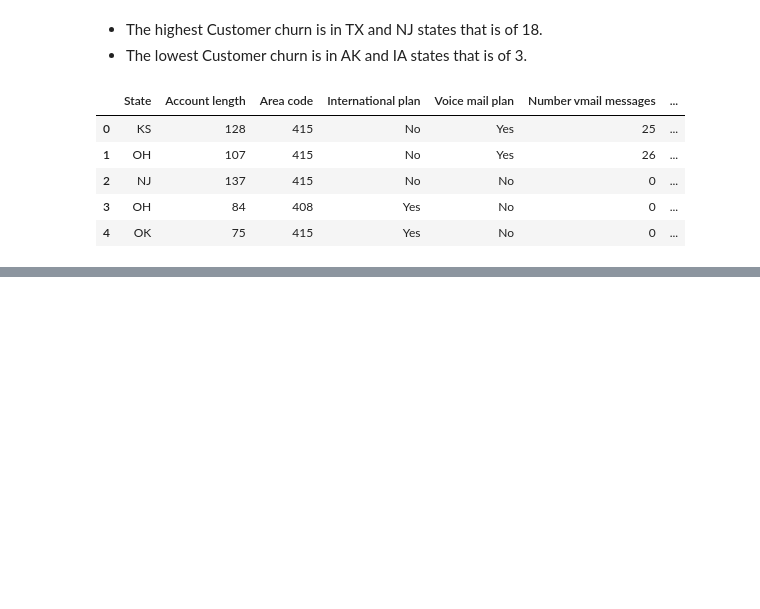
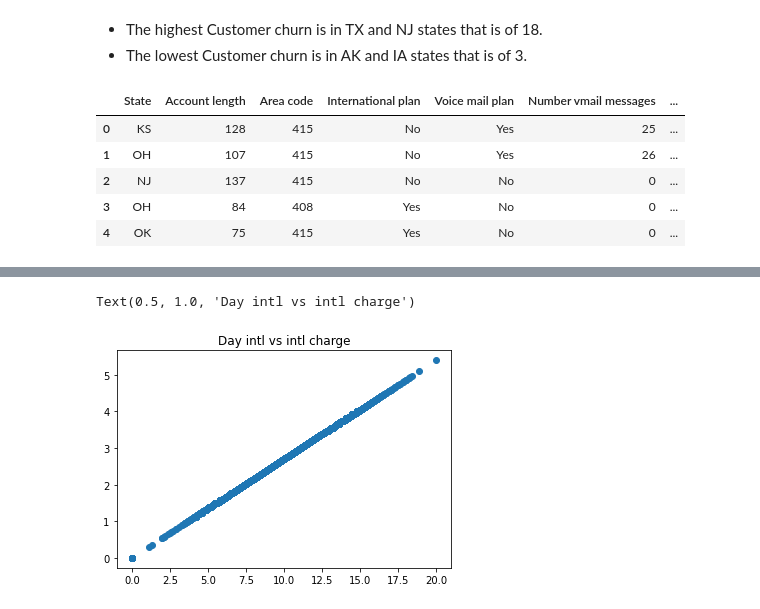
Before and after one commit to omajipawar/Telecom-Churn-Analysis, a Jupyter notebook: Telecom_Churn_Analysis_(Omaji_Pawar)_Capstone_Project.ipynb, the cells around one changed output, grey strips where cells are left out. Saved outputs shown, nothing was run; the diff lists cells and outputs as text; code cells hidden in the pictures; blank space fills up the shorter version.

```diff
--- a/Telecom_Churn_Analysis_(Omaji_Pawar)_Capstone_Project.ipynb
+++ b/Telecom_Churn_Analysis_(Omaji_Pawar)_Capstone_Project.ipynb
@@ -413,0 +437,7 @@ df.head()
+# %%
+#scatter plot between Total intl minutes and Total intl charge
+plt.scatter(x=df['Total intl minutes'], y=df['Total intl charge'])
+plt.title('Day intl vs intl charge')
+# %% [output]
+Text(0.5, 1.0, 'Day intl vs intl charge')
+[figure, added]
```
Also changed, not shown: parts of 11 cells of this notebook.
